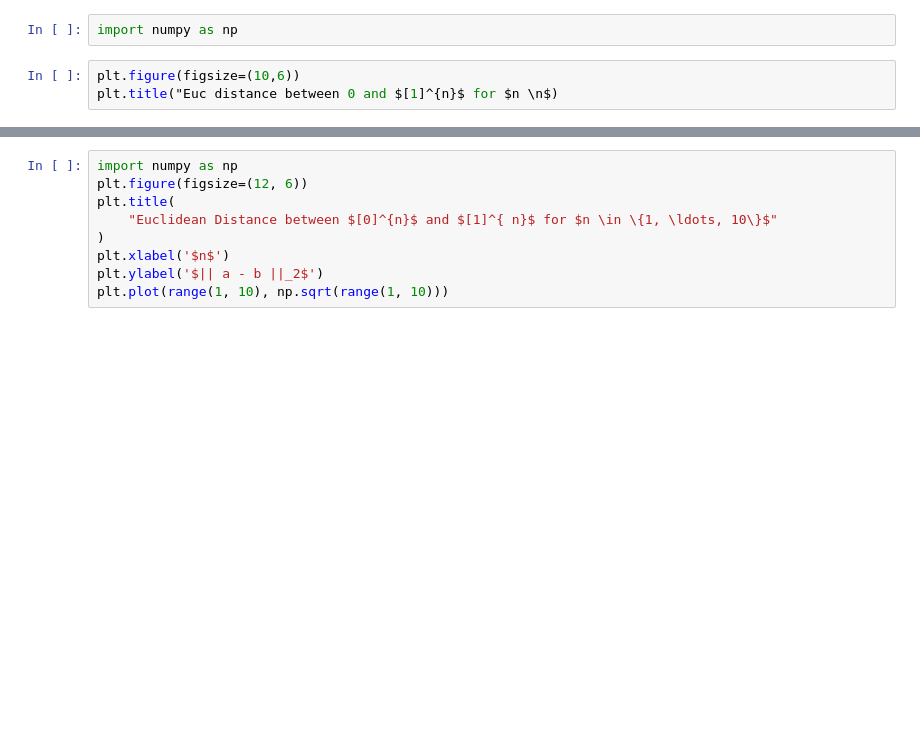
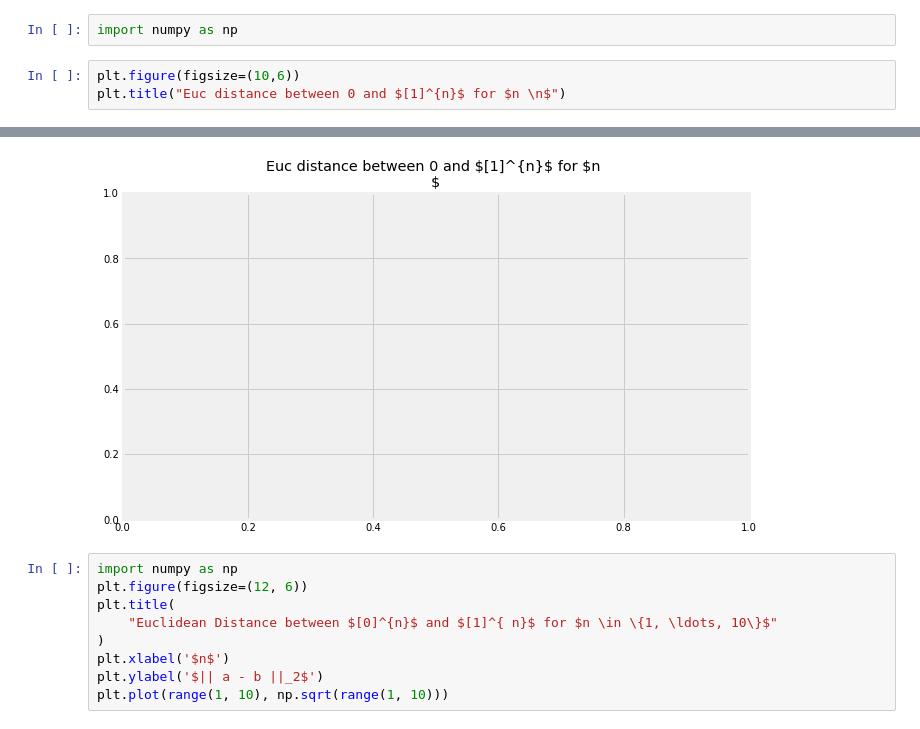
Before and after one commit to MangrobanGit/dsc-3-34-03-curse-of-dimensionality-simulation-lab-seattle-ds-career-040119, a Jupyter notebook: index.ipynb, the cells around one changed output, grey strips where cells are left out. Saved outputs shown, nothing was run; the diff lists cells and outputs as text; blank space fills up the shorter version.

```diff
--- a/index.ipynb
+++ b/index.ipynb
@@ -46,5 +46,5 @@ plt.style.use('fivethirtyeight')
 import numpy as np
 # %%
 plt.figure(figsize=(10,6))
-plt.title("Euc distance between 0 and $[1]^{n}$ for $n \n$)
+plt.title("Euc distance between 0 and $[1]^{n}$ for $n \n$")
 # %% [output]
@@ -52,3 +52,4 @@ SyntaxError: EOL while scanning string literal (<ipython-input-5-1d3953e3445b>,
+[figure, added]
 # %%
 import numpy as np
 plt.figure(figsize=(12, 6))
```
Also changed, not shown: parts of 1 cell of this notebook.
